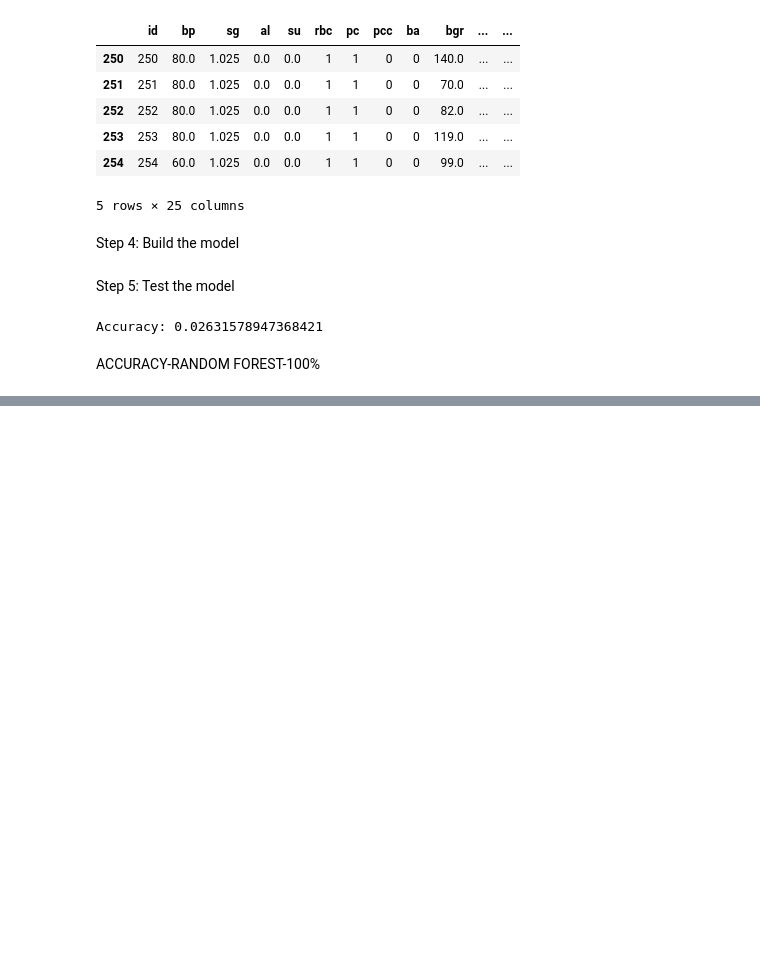
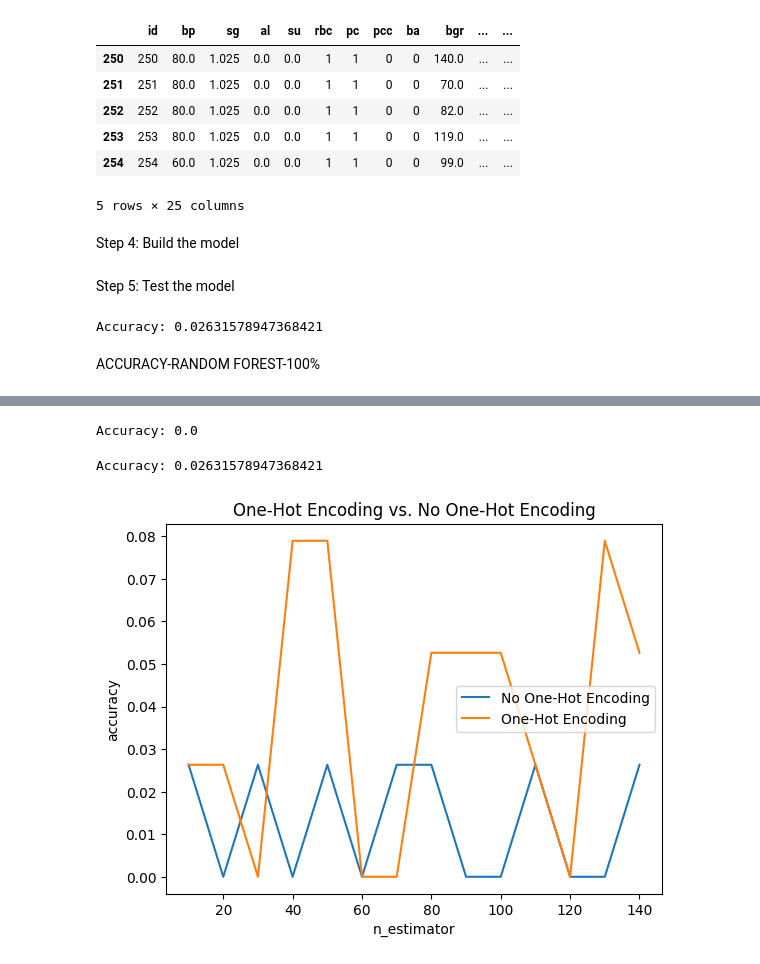
Before and after one commit to Purvajaa/ai-ml, a Jupyter notebook: RFmodelBuilding.ipynb, the cells around one changed output, grey strips where cells are left out. Cells and saved outputs as stored; diff of their text form; code cells hidden in the pictures; blank space fills up the shorter version.

```diff
--- a/RFmodelBuilding.ipynb
+++ b/RFmodelBuilding.ipynb
@@ -230,0 +262,31 @@ plt.plot(estimators, accuracy);
+# %%
+#Import svm model
+from sklearn import svm
+
+#Create a svm Classifier
+clf = svm.SVC(kernel='linear') # Linear Kernel
+         #You can choose ‘linear’, ‘poly’, ‘rbf’, ‘sigmoid’, ot ‘precomputed’, default=’rbf’
+
+#Train the model using the training sets
+clf.fit(X_train, y_train)
+
+#Predict the response for test dataset
+y_pred = clf.predict(X_test)
+
+print("Accuracy:",metrics.accuracy_score(y_test, y_pred))
+# %% [output]
+Accuracy: 0.0
+# %%
+#Create a svm Classifier
+clf = svm.SVC(kernel='rbf') # Linear Kernel
+         #You can choose ‘linear’, ‘poly’, ‘rbf’, ‘sigmoid’, ot ‘precomputed’, default=’rbf’
+
+#Train the model using the training sets
+clf.fit(X_train, y_train)
+
+#Predict the response for test dataset
+y_pred = clf.predict(X_test)
+
+print("Accuracy:",metrics.accuracy_score(y_test, y_pred))
+# %% [output]
+Accuracy: 0.02631578947368421
@@ -230,0 +310,32 @@ plt.plot(estimators, accuracy);
+# %%
+# calculate the accuracy using one_hot_encoding in different sizes of estimators.
+estimators = np.arange(10, 150, 10)
+accuracy_one_hot_encoding = []
+
+for n in estimators:
+    clf2.set_params(n_estimators=n)
+    clf2.fit(X_train, y_train)
+    y_pred=clf2.predict(X_test)
+    accuracy_one_hot_encoding.append(metrics.accuracy_score(y_test, y_pred))
+# %%
+# line 1: Accuracy without using One-Hot Encoding
+x1 = estimators
+y1 = accuracy
+# plotting the line 1 points
+plt.plot(x1, y1, label = "No One-Hot Encoding")
+# line 1: Accuracy using One-Hot Encoding
+x2 = estimators
+y2 = accuracy_one_hot_encoding
+# plotting the line 2 points
+plt.plot(x2, y2, label = "One-Hot Encoding")
+plt.xlabel('n_estimator')
+# Set the y axis label of the current axis.
+plt.ylabel('accuracy')
+# Set a title of the current axes.
+plt.title('One-Hot Encoding vs. No One-Hot Encoding')
+# show a legend on the plot
+plt.legend()
+# Display a figure.
+plt.show()
+# %% [output]
+[figure, added]
```
Also changed, not shown: parts of 4 cells of this notebook.
